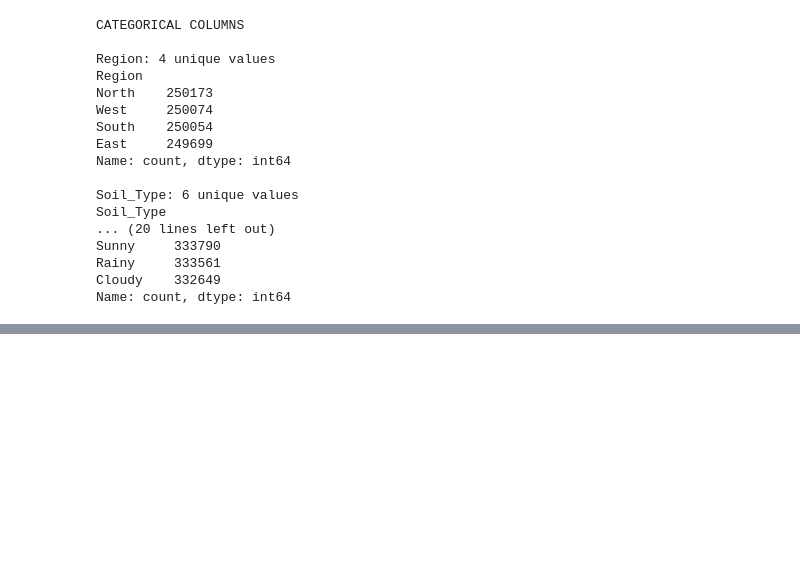
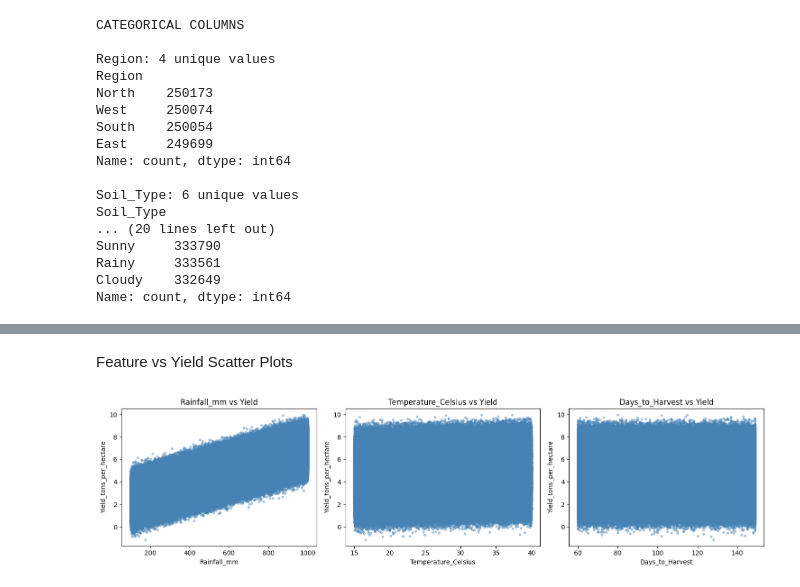
Before and after one commit to parth5757/ML_Project_The-Visionary_Parth, a Jupyter notebook: notebooks/01_EDA.ipynb, the cells around one changed output, grey strips where cells are left out. Cells and saved outputs as stored; diff of their text form; code cells hidden in the pictures; blank space fills up the shorter version.

```diff
--- a/notebooks/01_EDA.ipynb
+++ b/notebooks/01_EDA.ipynb
@@ -177,0 +277,21 @@ Name: count, dtype: int64
+# %% [markdown]
+ Feature vs Yield Scatter Plots
+# %%
+numeric_features = df.select_dtypes(include=[np.number]).columns.tolist()
+numeric_features.remove('Yield_tons_per_hectare')
+
+n = len(numeric_features)
+plt.figure(figsize=(5*n, 4))
+
+for i, col in enumerate(numeric_features):
+    plt.subplot(1, n, i+1)
+    plt.scatter(df[col], df['Yield_tons_per_hectare'], alpha=0.4, color='steelblue', s=10)
+    plt.xlabel(col)
+    plt.ylabel('Yield_tons_per_hectare')
+    plt.title(f'{col} vs Yield')
+
+plt.tight_layout()
+plt.savefig('feature_vs_yield.png')
+plt.show()
+# %% [output]
+[figure, added]
```
Also changed, not shown: parts of 8 cells of this notebook, 3 other files.
